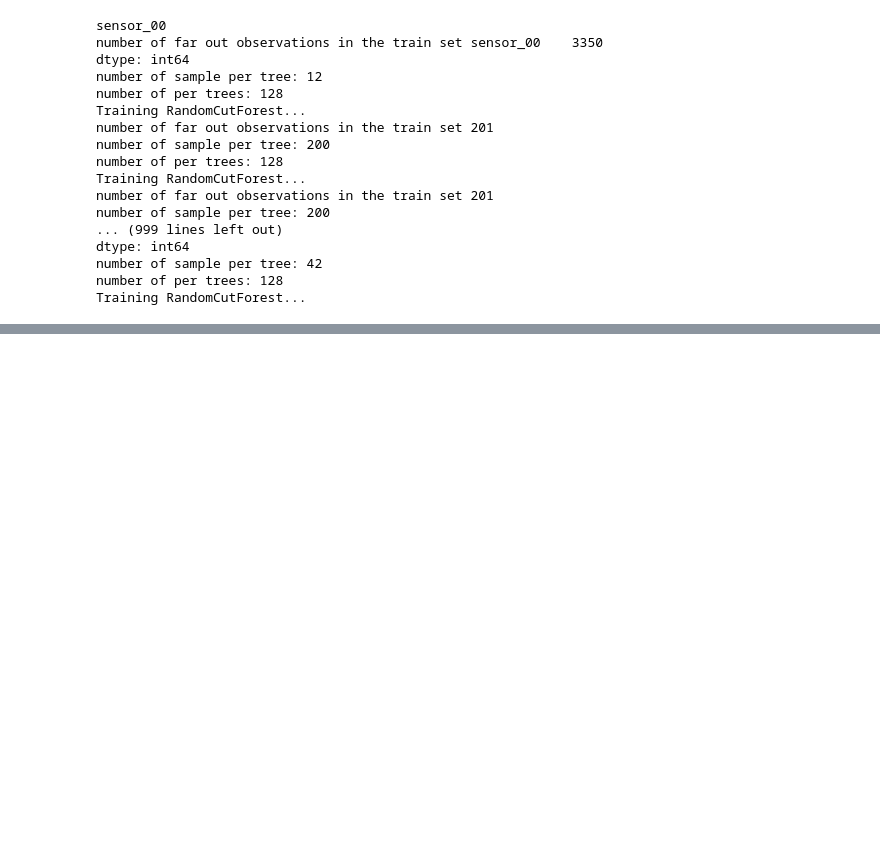
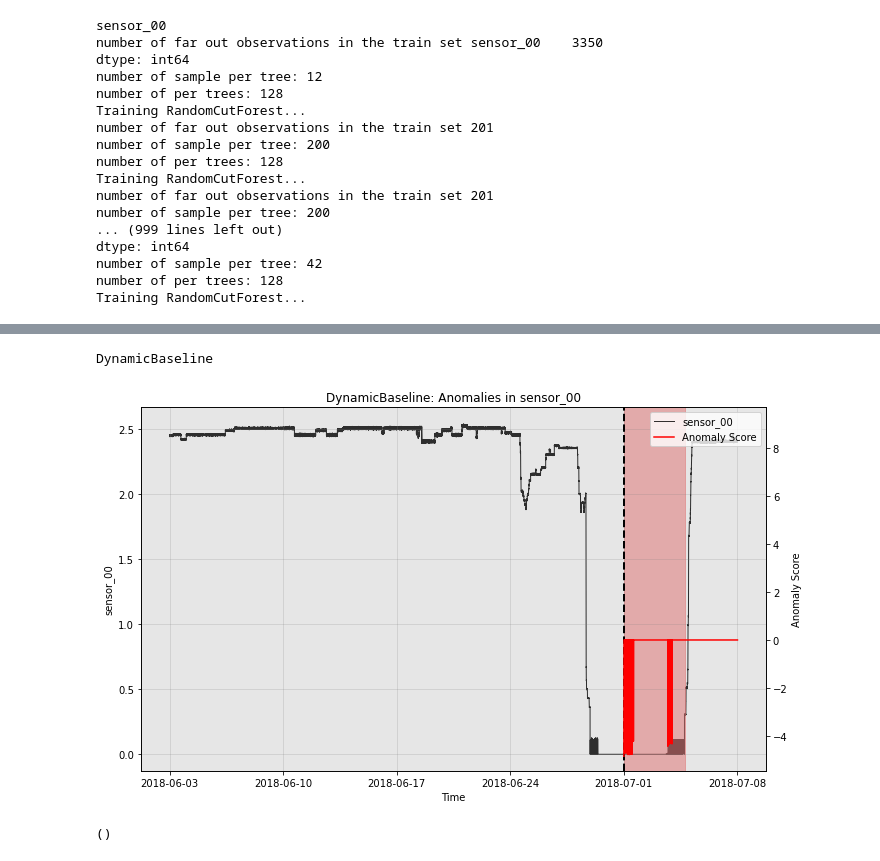
Before and after one commit to NicolaRonzoni/System-for-anomaly-detection, a Jupyter notebook: Anomaly detection.ipynb, the cells around one changed output, grey strips where cells are left out. Saved outputs shown, nothing was run; the diff lists cells and outputs as text; code cells hidden in the pictures; blank space fills up the shorter version.

```diff
--- a/Anomaly detection.ipynb
+++ b/Anomaly detection.ipynb
@@ -390,0 +458,6 @@ z_score_anomalies.to_csv('/mnt/c/Users/NicolaRonzoni/OneDrive - BitBang Srl/pump
+# %%
+dynamicbaseline_visual(df1.sensor_00,131040,10080,40320,anomaly)
+# %% [output]
+DynamicBaseline
+[figure, added]
+()
```
Also changed, not shown: parts of 11 cells of this notebook, 1 other file.
